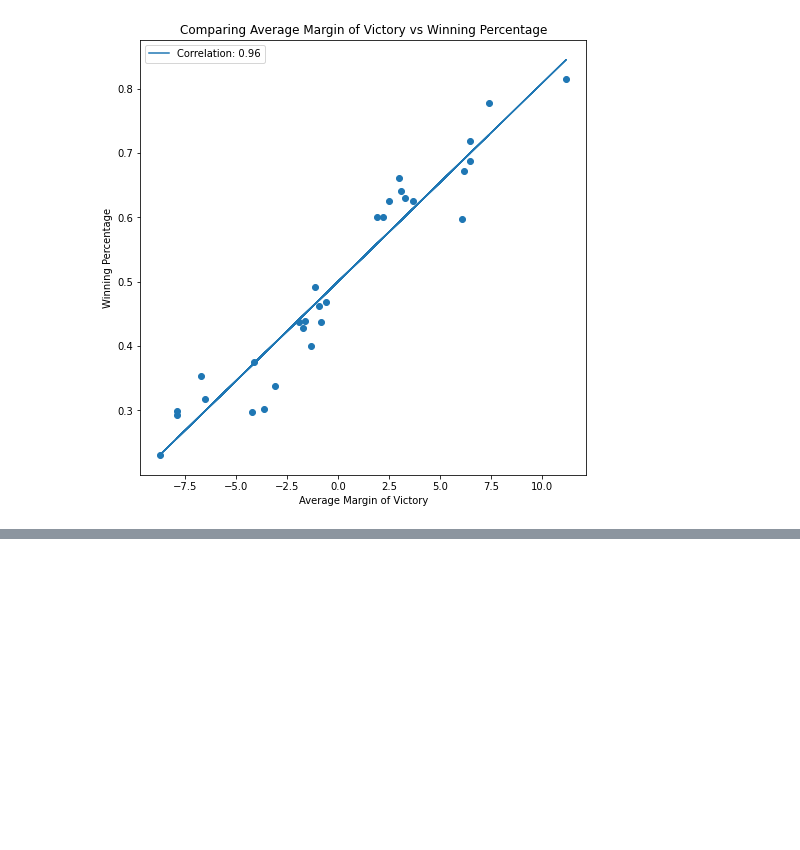
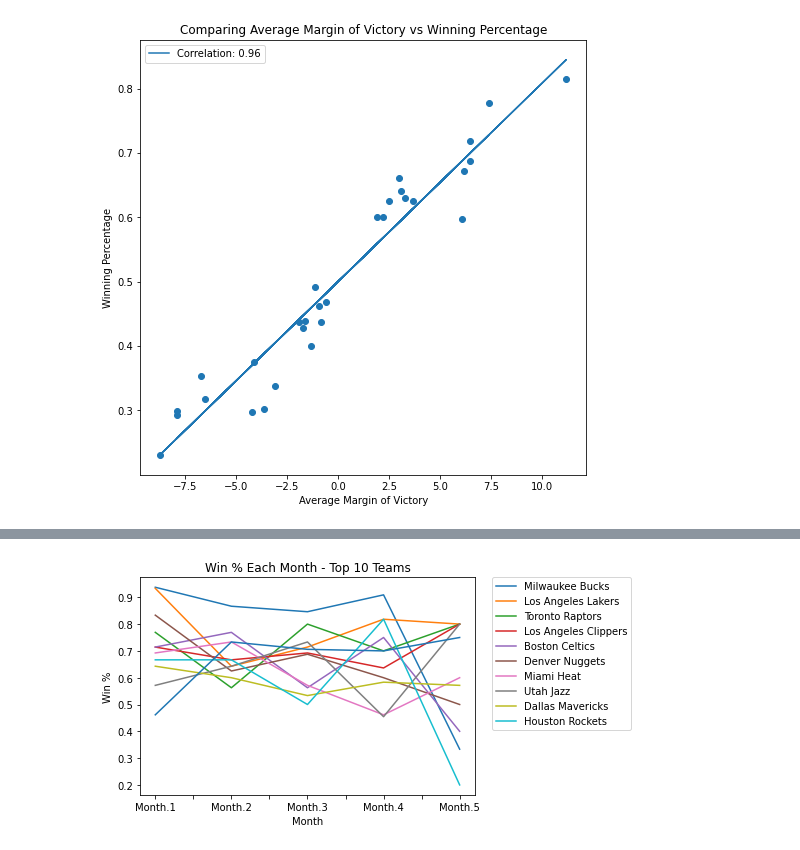
Before and after one commit to cjdunteman/cs320_final, a Jupyter notebook: experimenting.ipynb, the cells around one changed output, grey strips where cells are left out. Saved outputs shown, nothing was run; the diff lists cells and outputs as text; code cells hidden in the pictures; blank space fills up the shorter version.

Commit message:
plot 4

```diff
--- a/experimenting.ipynb
+++ b/experimenting.ipynb
@@ -147 +149,13 @@ ax.legend()
 [figure]
+# %%
+standings_df = standings_df.rename(columns={"Unnamed: 1": "Team"})
+wins_per_month_df = standings_df[["Team", "Month.1", "Month.2", "Month.3", "Month.4", "Month.5"]]
+
+wins_per_month_df = wins_per_month_df[1:]
+wins_per_month_df["Month.1"] = wins_per_month_df["Month.1"].apply(lambda x: x.split("-")[0]).astype(int) / (wins_per_month_df["Month.1"].apply(lambda x: x.split("-")[0]).astype(int) + wins_per_month_df["Month.1"].apply(lambda x: x.split("-")[1]).astype(int))
+wins_per_month_df["Month.2"] = wins_per_month_df["Month.2"].apply(lambda x: x.split("-")[0]).astype(int) / (wins_per_month_df["Month.2"].apply(lambda x: x.split("-")[0]).astype(int) + wins_per_month_df["Month.2"].apply(lambda x: x.split("-")[1]).astype(int))
+wins_per_month_df["Month.3"] = wins_per_month_df["Month.3"].apply(lambda x: x.split("-")[0]).astype(int) / (wins_per_month_df["Month.3"].apply(lambda x: x.split("-")[0]).astype(int) + wins_per_month_df["Month.3"].apply(lambda x: x.split("-")[1]).astype(int))
+wins_per_month_df["Month.4"] = wins_per_month_df["Month.4"].apply(lambda x: x.split("-")[0]).astype(int) / (wins_per_month_df["Month.4"].apply(lambda x: x.split("-")[0]).astype(int) + wins_per_month_df["Month.4"].apply(lambda x: x.split("-")[1]).astype(int))
+wins_per_month_df["Month.5"] = wins_per_month_df["Month.5"].apply(lambda x: x.split("-")[0]).astype(int) / (wins_per_month_df["Month.5"].apply(lambda x: x.split("-")[0]).astype(int) + wins_per_month_df["Month.5"].apply(lambda x: x.split("-")[1]).astype(int))
+
+wins_per_month_df.head()
@@ -147,0 +169,13 @@ ax.legend()
+# %%
+# Plot 4 - need to make it bigger
+# plot is top 10 teams by record because beyond that colors are duplicated
+
+wins_per_month_df = wins_per_month_df[0:11]
+plt = wins_per_month_df.transpose()[1:].plot()
+plt.legend(standings_df["Team"][1:11],bbox_to_anchor=(1.05, 1), loc='upper left', borderaxespad=0.)
+plt.set_xlabel("Month")
+plt.set_ylabel("Win %")
+plt.set_title("Win % Each Month - Top 10 Teams")
+plt.get_figure().savefig("fig4.svg", bbox_inches="tight")
+# %% [output]
+[figure, added]
```
Also changed, not shown: parts of 3 cells of this notebook, 6 other files.
